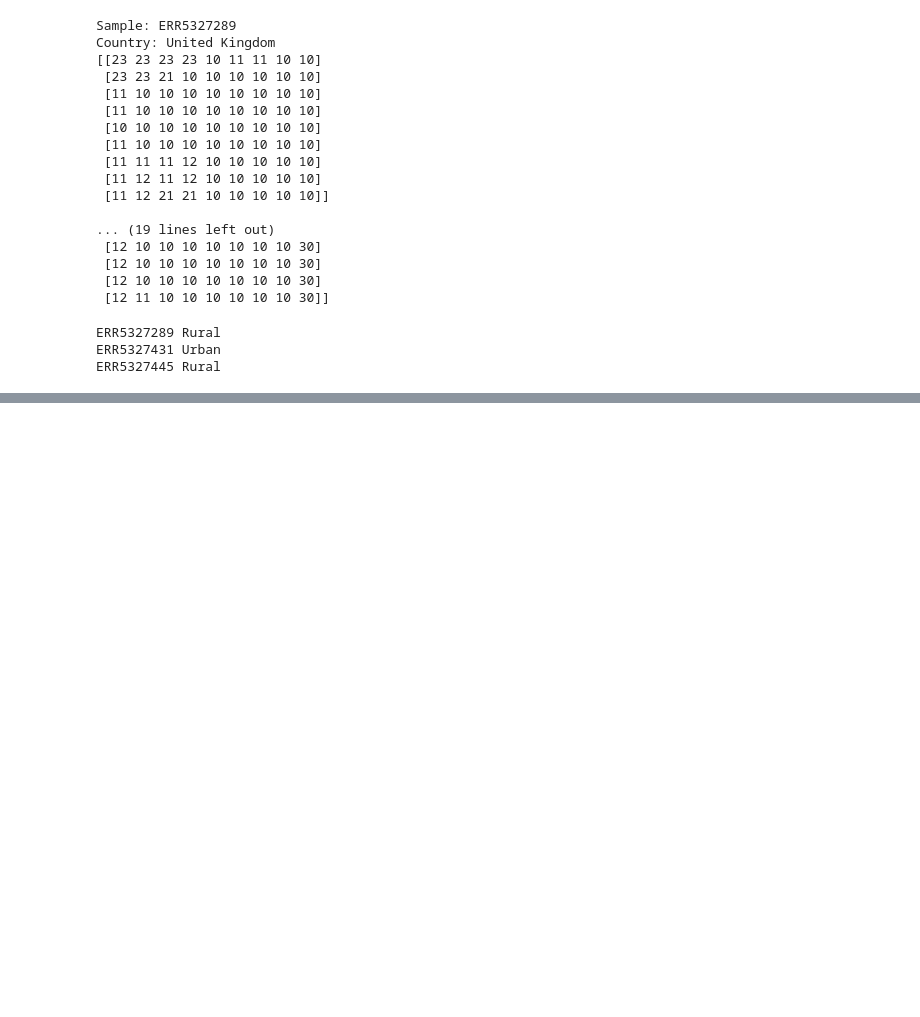
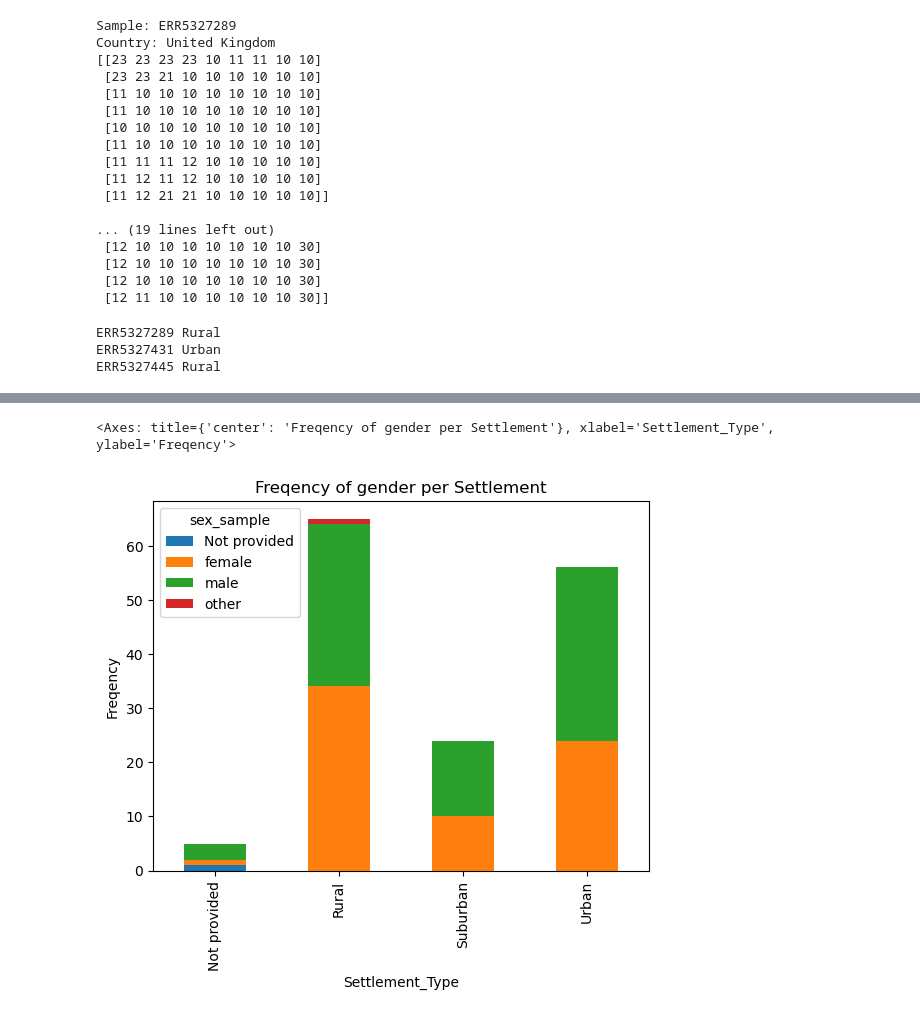
Before and after one commit to elettra-fromm/FunGut, a Jupyter notebook: scripts/metadata_distributions.ipynb, the cells around one changed output, grey strips where cells are left out. Drawn from its saved outputs; the diff is of its cells as text; code cells hidden in the pictures; blank space fills up the shorter version.

```diff
--- a/scripts/metadata_distributions.ipynb
+++ b/scripts/metadata_distributions.ipynb
@@ -616,0 +636,5 @@ df_final.to_csv('/home/jovyan/FunGut/data/raw/Final_metadata_with_GHSL.csv', ind
+# %%
+df_fungut_meta_sett.groupby(['Settlement_Type','sex_sample']).size().unstack().sort_index().plot(kind = 'bar', stacked = True, ylabel = 'Freqency', title = 'Freqency of gender per Settlement')
+# %% [output]
+<Axes: title={'center': 'Freqency of gender per Settlement'}, xlabel='Settlement_Type', ylabel='Freqency'>
+[figure, added]
```
Also changed, not shown: parts of 8 cells of this notebook.
